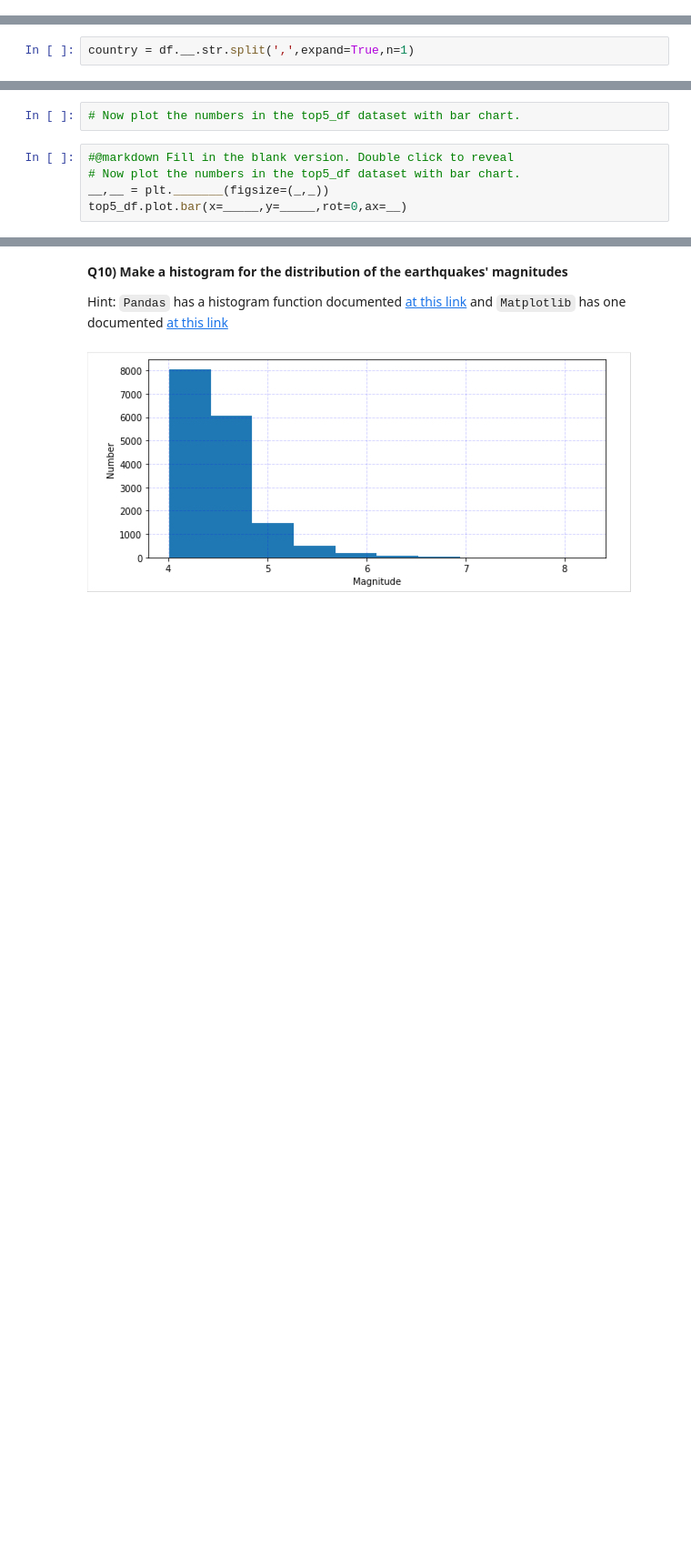
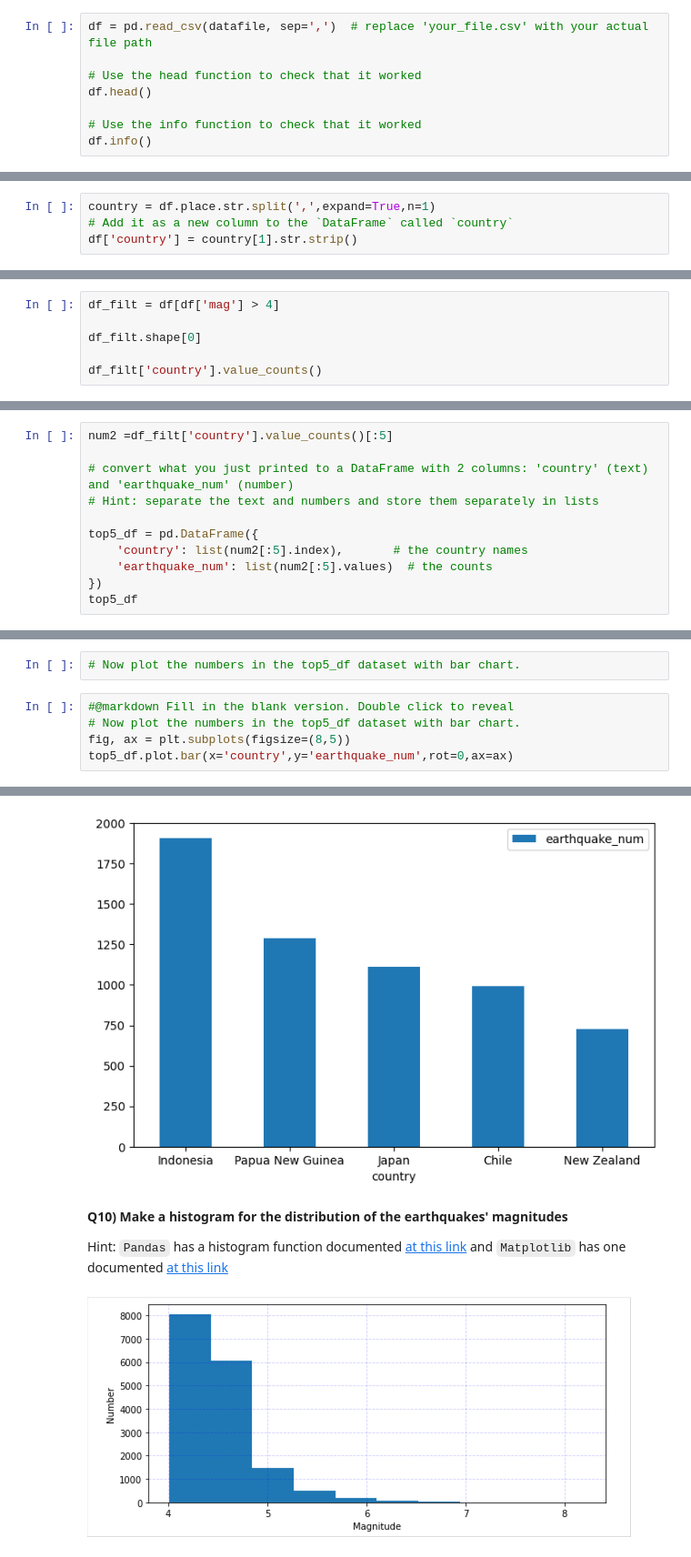
Before and after one commit to Jamgri/2025_Intro_Python, a Jupyter notebook: notebook/W3_S1.ipynb, the cells around one changed output, grey strips where cells are left out. Shown at 91% size. Saved outputs shown, nothing was run; the diff lists cells and outputs as text; blank space fills up the shorter version.

```diff
--- a/notebook/W3_S1.ipynb
+++ b/notebook/W3_S1.ipynb
@@ -150,0 +129,8 @@ memory usage: 13.7+ MB
+# %%
+df = pd.read_csv(datafile, sep=',')  # replace 'your_file.csv' with your actual file path
+
+# Use the head function to check that it worked
+df.head()
+
+# Use the info function to check that it worked
+df.info()
@@ -226,7 +230,9 @@ country = df.__.str.__(',',expand=True,n=_)
 # Add it as a new column to the `DataFrame` called `country`
 df['____'] = _______
 # %%
-country = df.__.str.split(',',expand=True,n=1)
+country = df.place.str.split(',',expand=True,n=1)
+# Add it as a new column to the `DataFrame` called `country`
+df['country'] = country[1].str.strip()
 # %% [markdown]
 **Q7) Display each unique value from the new `country` column**
 
@@ -265,3 +291,9 @@ Hint 2: Check out the `value_counts` function to get Num 2
 df_filt.__()
 # Count the number of >4 earthquakes in each country/state
 df_filt.__.__()
+# %%
+df_filt = df[df['mag'] > 4]
+
+df_filt.shape[0]
+
+df_filt['country'].value_counts()
@@ -284,3 +332,14 @@ num2.__[:_]
 # Hint: separate the text and numbers and store them separately in lists
 top5_df = pd.DataFrame({'country':list(num2.__[__].__),'earthquake_num':list(num2.__[__]._____)})
 top5_df
+# %%
+num2 =df_filt['country'].value_counts()[:5]
+
+# convert what you just printed to a DataFrame with 2 columns: 'country' (text) and 'earthquake_num' (number)
+# Hint: separate the text and numbers and store them separately in lists
+
+top5_df = pd.DataFrame({
+    'country': list(num2[:5].index),       # the country names
+    'earthquake_num': list(num2[:5].values)  # the counts
+})
+top5_df
@@ -289,5 +355,6 @@ top5_df
 # %%
 #@markdown Fill in the blank version. Double click to reveal
 # Now plot the numbers in the top5_df dataset with bar chart.
-__,__ = plt._______(figsize=(_,_))
-top5_df.plot.bar(x=_____,y=_____,rot=0,ax=__)
+fig, ax = plt.subplots(figsize=(8,5))
+top5_df.plot.bar(x='country',y='earthquake_num',rot=0,ax=ax)
+# %% [output]
@@ -294,3 +362,4 @@ top5_df.plot.bar(x=_____,y=_____,rot=0,ax=__)
+[figure, added]
 # %% [markdown]
 **Q10) Make a histogram for the distribution of the earthquakes' magnitudes**
 
```
Also changed, not shown: parts of 13 cells of this notebook.
